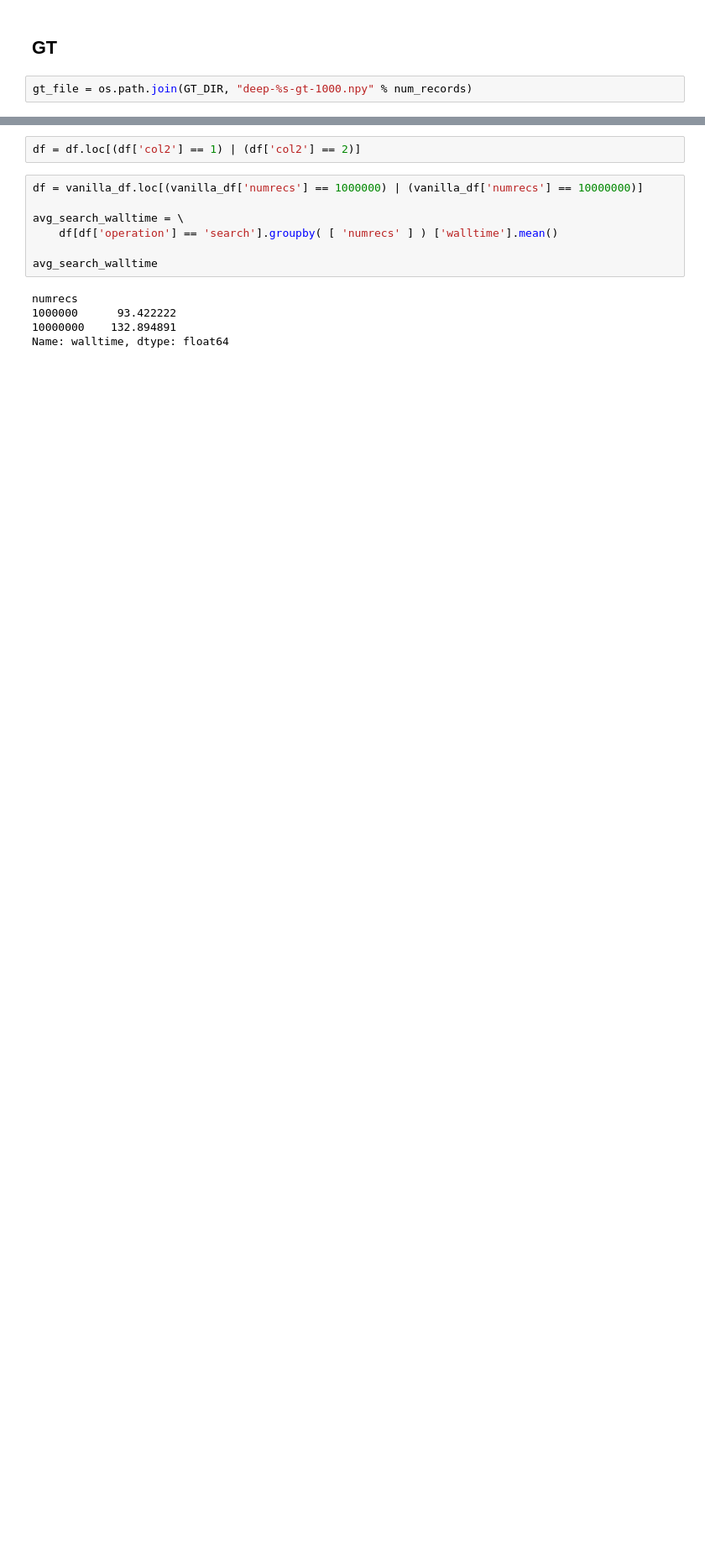
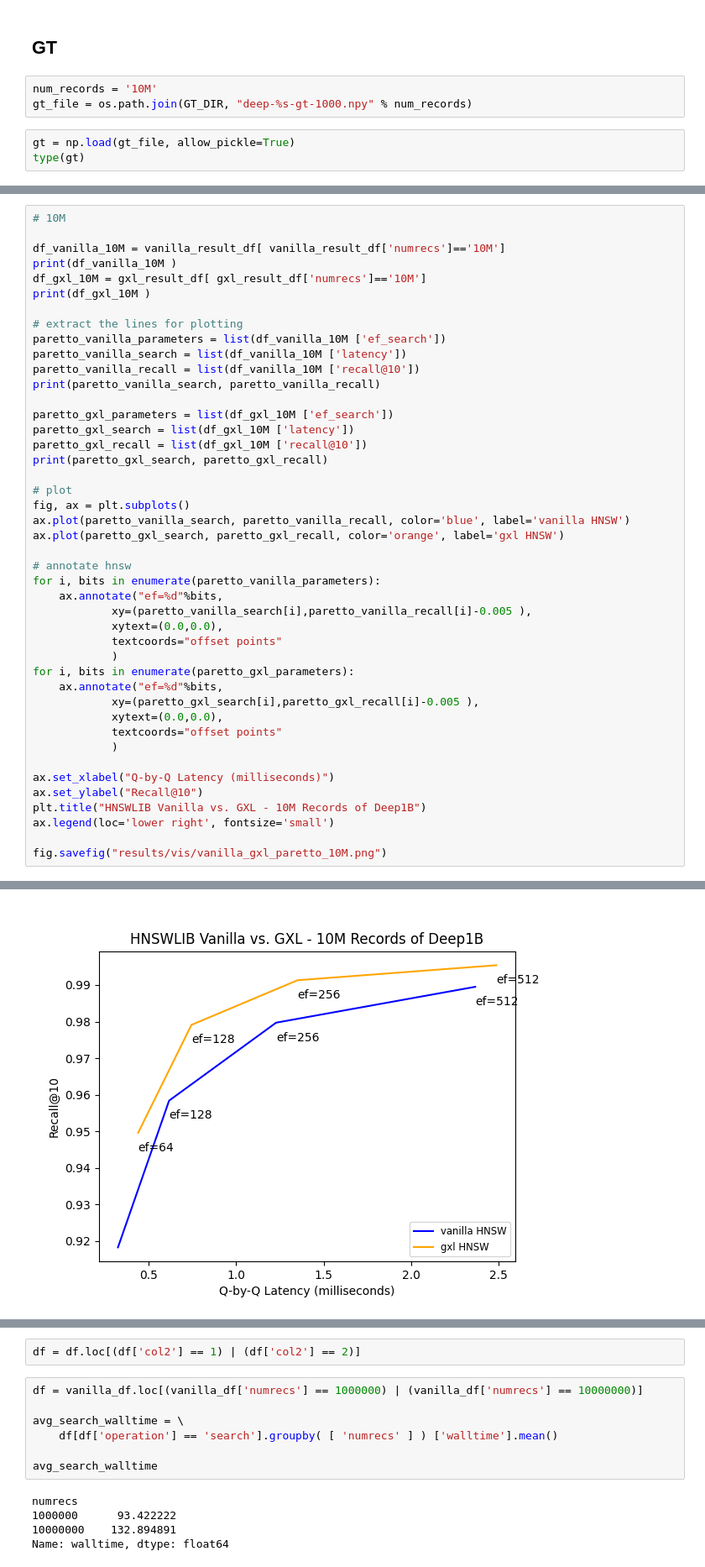
Before and after one commit to iamsabhoho/hnswlib, a Jupyter notebook: gsi/hnswlib_test/analyze.ipynb, the cells around one changed output, grey strips where cells are left out. Shown at 84% size. Cells and saved outputs as stored; diff of their text form; blank space fills up the shorter version.

```diff
--- a/gsi/hnswlib_test/analyze.ipynb
+++ b/gsi/hnswlib_test/analyze.ipynb
@@ -96,4 +101,8 @@ gxl_df.head()
 # %% [markdown]
 ## GT
 # %%
+num_records = '10M'
 gt_file = os.path.join(GT_DIR, "deep-%s-gt-1000.npy" % num_records)
+# %%
+gt = np.load(gt_file, allow_pickle=True)
+type(gt)
@@ -99,0 +283,45 @@ gt_file = os.path.join(GT_DIR, "deep-%s-gt-1000.npy" % num_records)
+# %%
+# 10M
+
+df_vanilla_10M = vanilla_result_df[ vanilla_result_df['numrecs']=='10M']
+print(df_vanilla_10M )
+df_gxl_10M = gxl_result_df[ gxl_result_df['numrecs']=='10M']
+print(df_gxl_10M )
+
+# extract the lines for plotting
+paretto_vanilla_parameters = list(df_vanilla_10M ['ef_search'])
+paretto_vanilla_search = list(df_vanilla_10M ['latency'])
+paretto_vanilla_recall = list(df_vanilla_10M ['recall@10'])
+print(paretto_vanilla_search, paretto_vanilla_recall)
+
+paretto_gxl_parameters = list(df_gxl_10M ['ef_search'])
+paretto_gxl_search = list(df_gxl_10M ['latency'])
+paretto_gxl_recall = list(df_gxl_10M ['recall@10'])
+print(paretto_gxl_search, paretto_gxl_recall)
+
+# plot
+fig, ax = plt.subplots()
+ax.plot(paretto_vanilla_search, paretto_vanilla_recall, color='blue', label='vanilla HNSW')
+ax.plot(paretto_gxl_search, paretto_gxl_recall, color='orange', label='gxl HNSW')
+
+# annotate hnsw
+for i, bits in enumerate(paretto_vanilla_parameters):
+    ax.annotate("ef=%d"%bits,
+            xy=(paretto_vanilla_search[i],paretto_vanilla_recall[i]-0.005 ),
+            xytext=(0.0,0.0),
+            textcoords="offset points"
+            )
+for i, bits in enumerate(paretto_gxl_parameters):
+    ax.annotate("ef=%d"%bits,
+            xy=(paretto_gxl_search[i],paretto_gxl_recall[i]-0.005 ),
+            xytext=(0.0,0.0),
+            textcoords="offset points"
+            )
+
+ax.set_xlabel("Q-by-Q Latency (milliseconds)")
+ax.set_ylabel("Recall@10")
+plt.title("HNSWLIB Vanilla vs. GXL - 10M Records of Deep1B")
+ax.legend(loc='lower right', fontsize='small')
+
+fig.savefig("results/vis/vanilla_gxl_paretto_10M.png")
+# %% [output]
@@ -99,0 +340 @@ gt_file = os.path.join(GT_DIR, "deep-%s-gt-1000.npy" % num_records)
+[figure, added]
```
Also changed, not shown: parts of 14 cells of this notebook, 1 other file.
